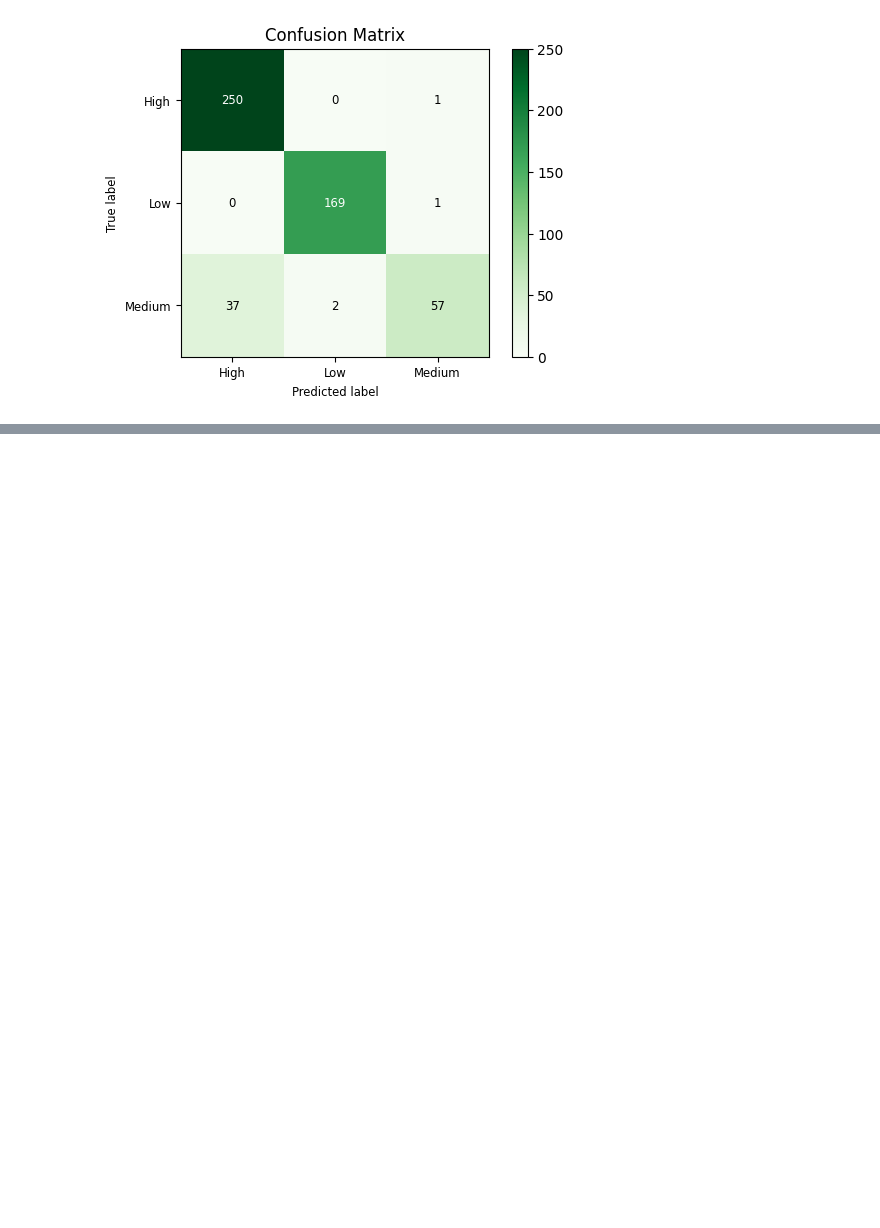
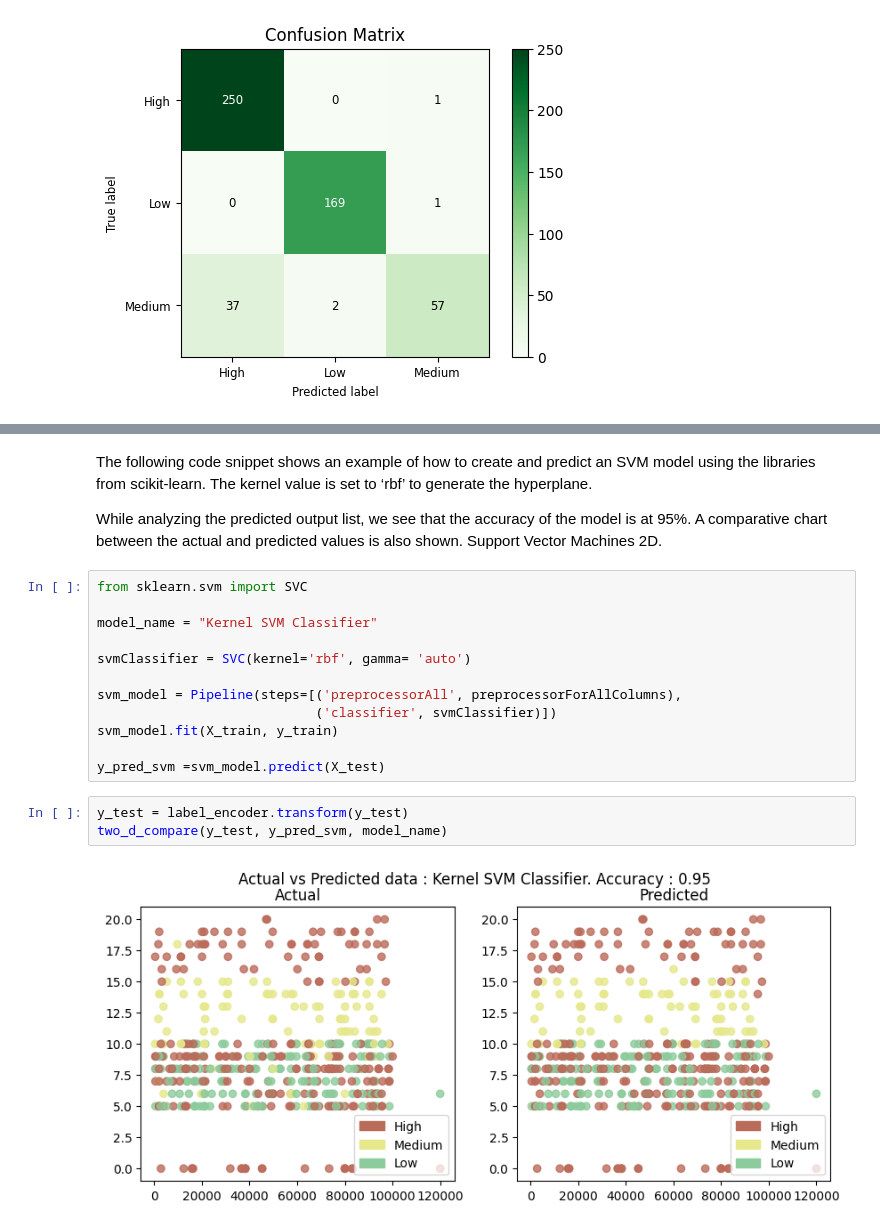
Before and after one commit to AaminRepos/IBM-Building-AI-Solutions-Using-Advanced-Algorithms-and-Open-Source-Frameworks, a Jupyter notebook: CLASSIFICATION ALGORITHMS.ipynb, the cells around one changed output, grey strips where cells are left out. Drawn from its saved outputs; the diff is of its cells as text; blank space fills up the shorter version.

```diff
--- a/CLASSIFICATION ALGORITHMS.ipynb
+++ b/CLASSIFICATION ALGORITHMS.ipynb
@@ -409,0 +446,21 @@ Decoded values of Churnrisk after applying inverse of label encoder : ['High' 'L
+# %% [markdown]
+The following code snippet shows an example of how to create and predict an SVM model using the libraries from scikit-learn. The kernel value is set to ‘rbf’ to generate the hyperplane.
+
+While analyzing the predicted output list, we see that the accuracy of the model is at 95%. A comparative chart between the actual and predicted values is also shown. Support Vector Machines 2D.
+# %%
+from sklearn.svm import SVC
+
+model_name = "Kernel SVM Classifier"
+
+svmClassifier = SVC(kernel='rbf', gamma= 'auto')
+
+svm_model = Pipeline(steps=[('preprocessorAll', preprocessorForAllColumns),
+                            ('classifier', svmClassifier)])
+svm_model.fit(X_train, y_train)
+
+y_pred_svm =svm_model.predict(X_test)
+# %%
+y_test = label_encoder.transform(y_test)
+two_d_compare(y_test, y_pred_svm, model_name)
+# %% [output]
+[figure, added]
```
Also changed, not shown: parts of 15 cells of this notebook.
